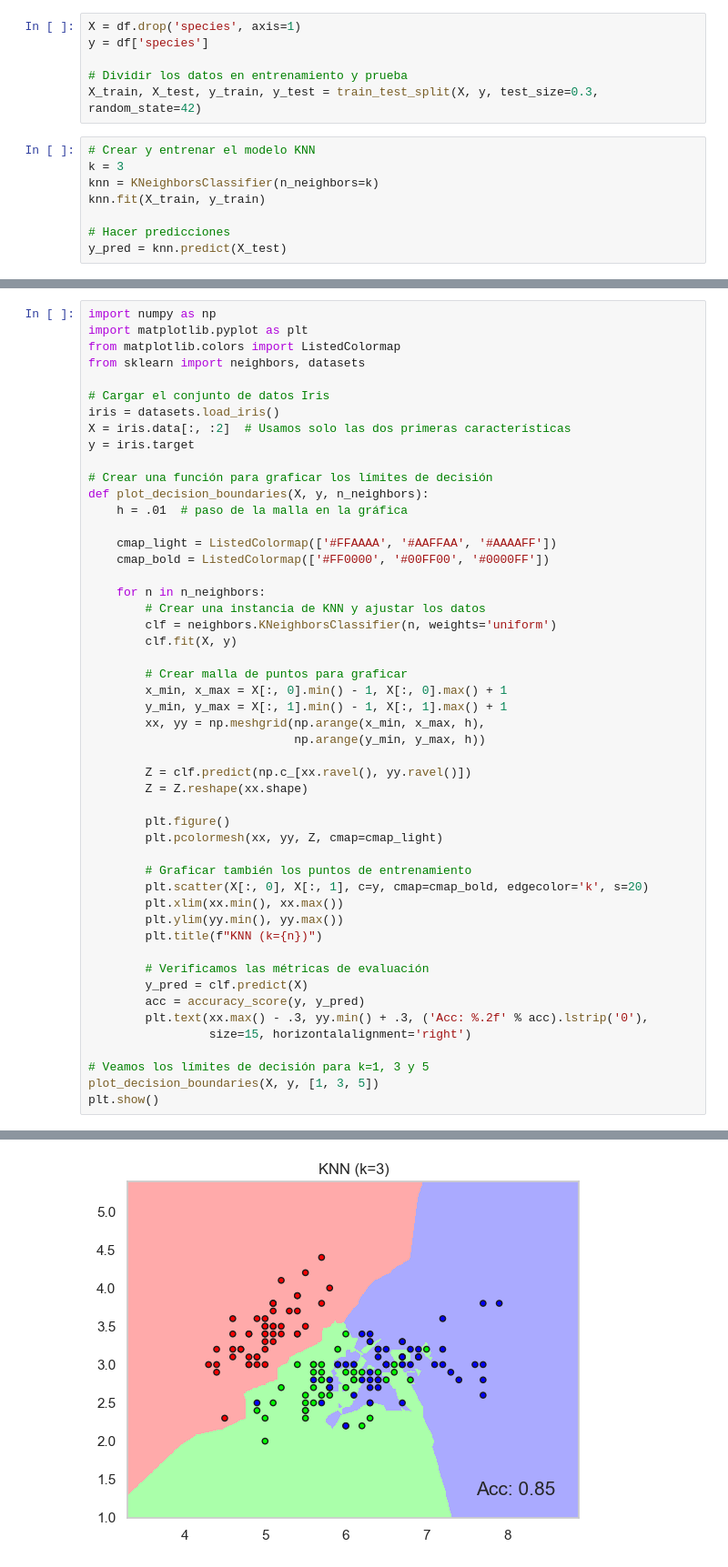
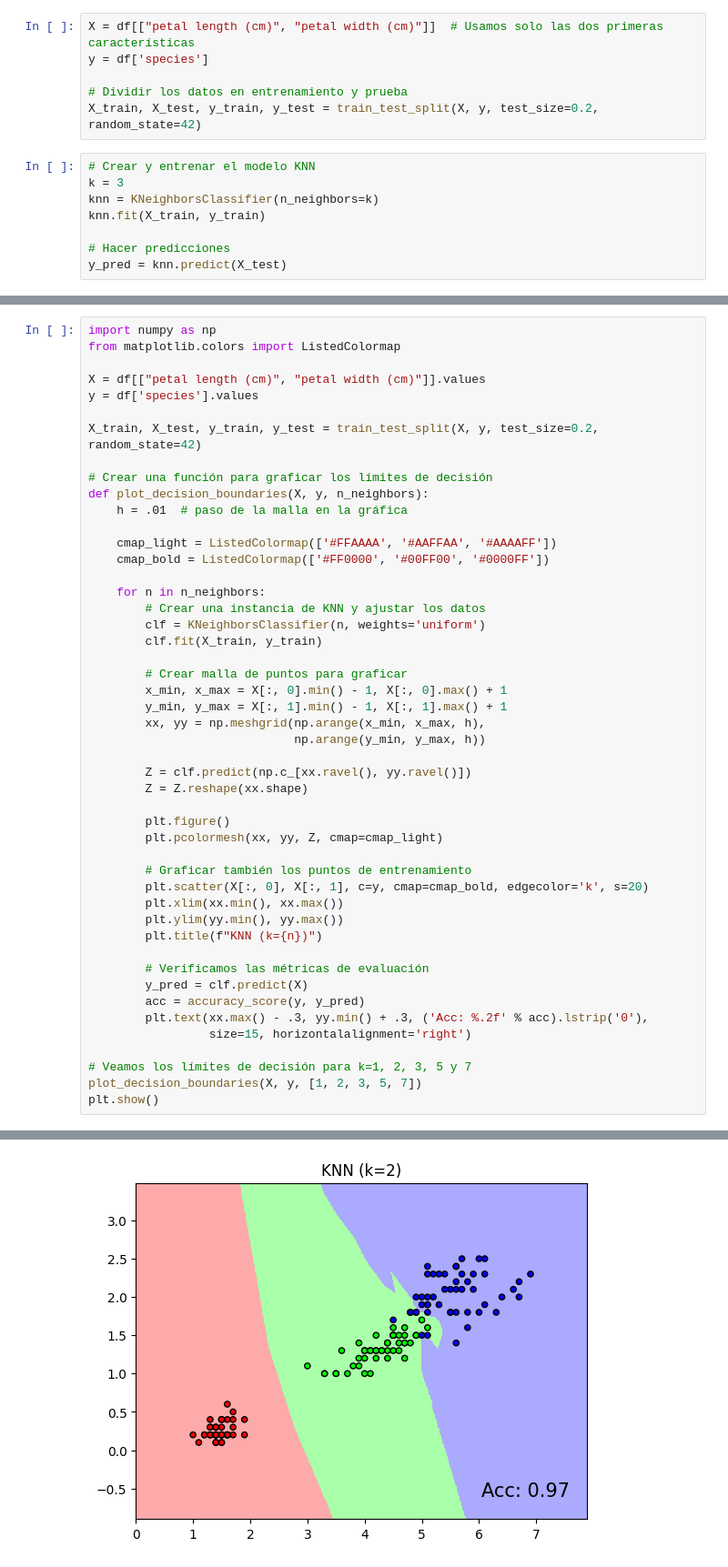
Before and after one commit to Walt9819/machine-learning, a Jupyter notebook: code/6_knn.ipynb, the cells around one changed output, grey strips where cells are left out. Shown at 91% size. Cells and saved outputs as stored; diff of their text form.

```diff
--- a/code/6_knn.ipynb
+++ b/code/6_knn.ipynb
@@ -41,9 +131,9 @@ df.head()
 # %%
-X = df.drop('species', axis=1)
+X = df[["petal length (cm)", "petal width (cm)"]]  # Usamos solo las dos primeras características
 y = df['species']
 
 # Dividir los datos en entrenamiento y prueba
-X_train, X_test, y_train, y_test = train_test_split(X, y, test_size=0.3, random_state=42)
+X_train, X_test, y_train, y_test = train_test_split(X, y, test_size=0.2, random_state=42)
 # %%
 # Crear y entrenar el modelo KNN
 k = 3
@@ -95,13 +190,11 @@ F1: 1.0
 # %%
 import numpy as np
-import matplotlib.pyplot as plt
 from matplotlib.colors import ListedColormap
-from sklearn import neighbors, datasets
 
-# Cargar el conjunto de datos Iris
-iris = datasets.load_iris()
-X = iris.data[:, :2]  # Usamos solo las dos primeras características
-y = iris.target
+X = df[["petal length (cm)", "petal width (cm)"]].values
+y = df['species'].values
+
+X_train, X_test, y_train, y_test = train_test_split(X, y, test_size=0.2, random_state=42)
 
 # Crear una función para graficar los límites de decisión
 def plot_decision_boundaries(X, y, n_neighbors):
@@ -112,8 +205,8 @@ def plot_decision_boundaries(X, y, n_neighbors):
 
     for n in n_neighbors:
         # Crear una instancia de KNN y ajustar los datos
-        clf = neighbors.KNeighborsClassifier(n, weights='uniform')
-        clf.fit(X, y)
+        clf = KNeighborsClassifier(n, weights='uniform')
+        clf.fit(X_train, y_train)
 
         # Crear malla de puntos para graficar
         x_min, x_max = X[:, 0].min() - 1, X[:, 0].max() + 1
@@ -139,7 +232,7 @@ def plot_decision_boundaries(X, y, n_neighbors):
         plt.text(xx.max() - .3, yy.min() + .3, ('Acc: %.2f' % acc).lstrip('0'),
                  size=15, horizontalalignment='right')
 
-# Veamos los límites de decisión para k=1, 3 y 5
-plot_decision_boundaries(X, y, [1, 3, 5])
+# Veamos los límites de decisión para k=1, 2, 3, 5 y 7
+plot_decision_boundaries(X, y, [1, 2, 3, 5, 7])
 plt.show()
 # %% [output]
@@ -147 +240 @@ plt.show()
-[figure, old version]
+[figure, new version]
```
Also changed, not shown: parts of 24 cells of this notebook, 7 other files.
